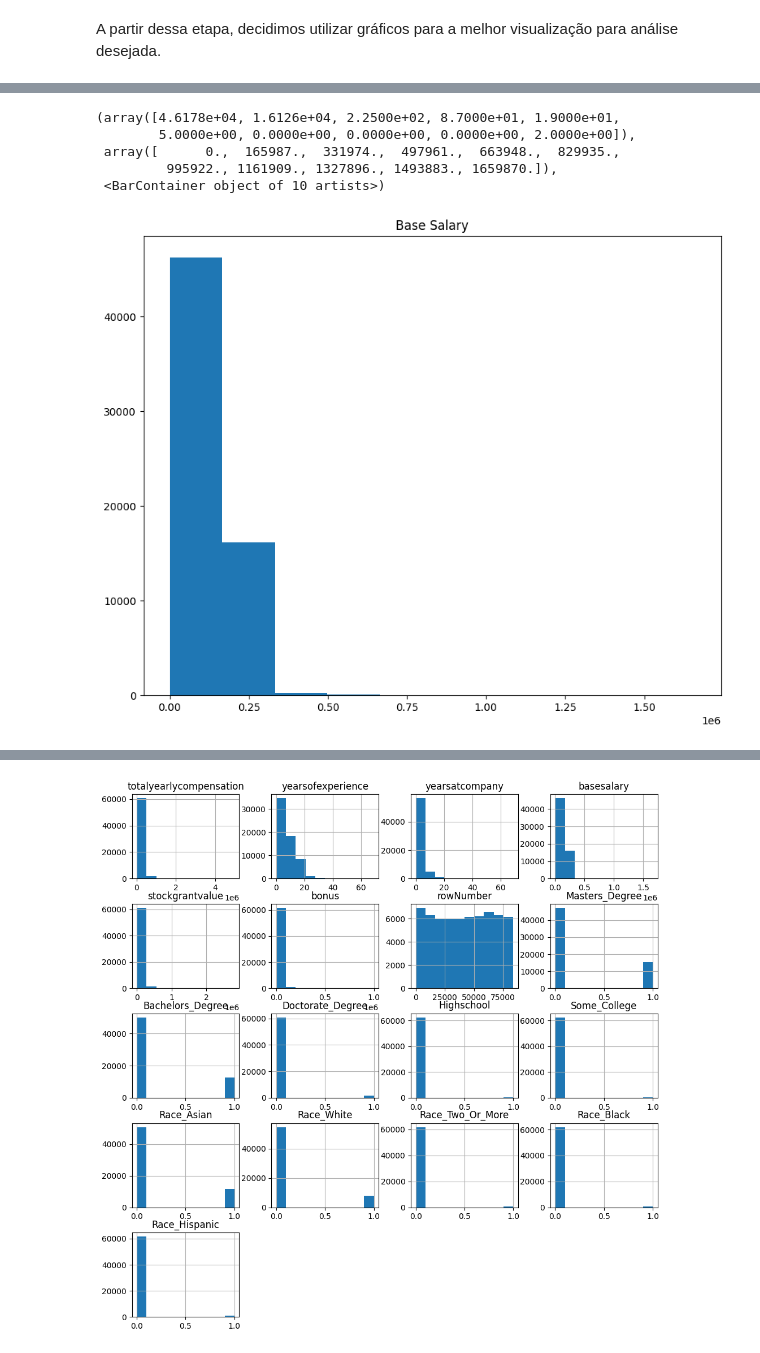
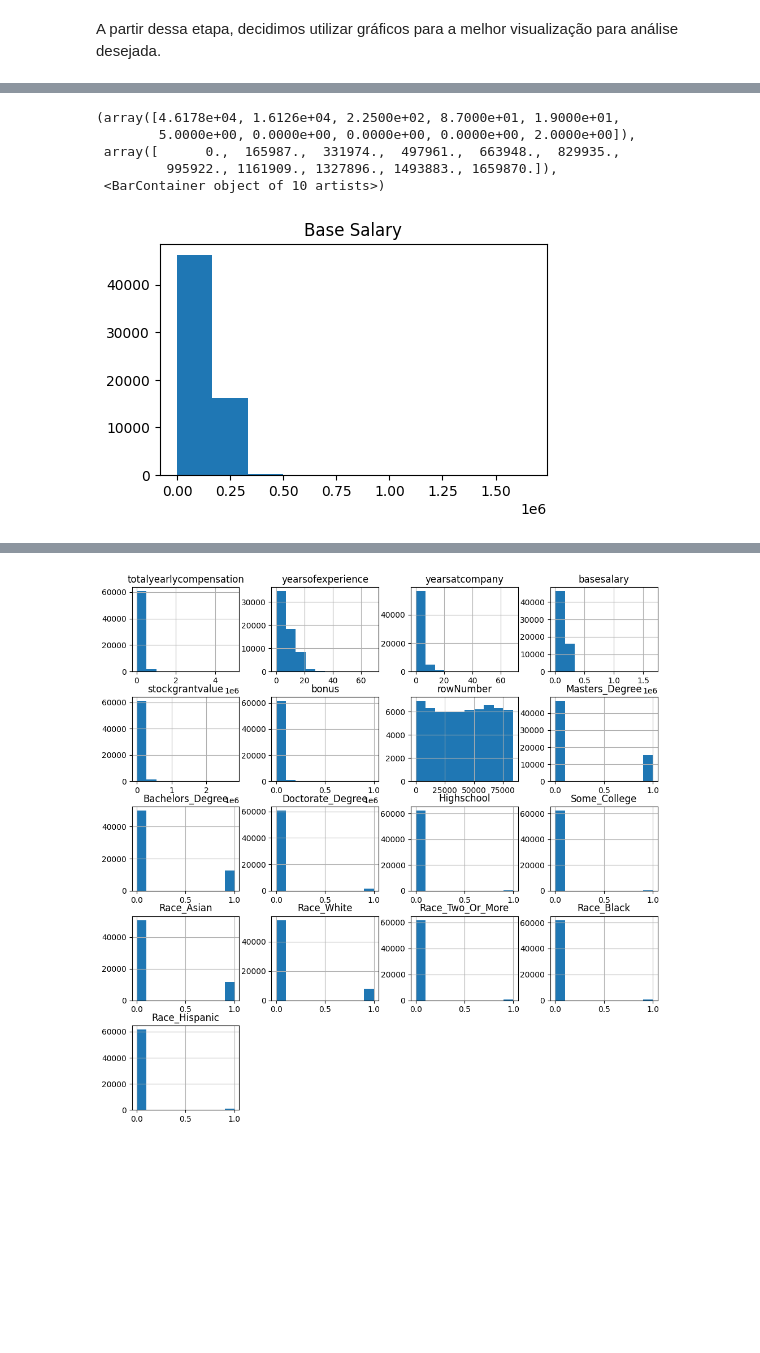
Before and after one commit to levicristiano/salary_forecast, a Jupyter notebook: salary_forecast.ipynb, the cells around one changed output, grey strips where cells are left out. Drawn from its saved outputs; the diff is of its cells as text; code cells hidden in the pictures; blank space fills up the shorter version.

```diff
--- a/salary_forecast.ipynb
+++ b/salary_forecast.ipynb
@@ -174,13 +175,13 @@ plt.hist(yoe)
 # %%
-plt.figure(figsize=(10,8))
+plt.figure(figsize=(5,3))
 plt.title("Base Salary")
 bs=np.array(db["basesalary"])
 plt.hist(bs)
 # %% [output]
 (array([4.6178e+04, 1.6126e+04, 2.2500e+02, 8.7000e+01, 1.9000e+01,
         5.0000e+00, 0.0000e+00, 0.0000e+00, 0.0000e+00, 2.0000e+00]),
  array([      0.,  165987.,  331974.,  497961.,  663948.,  829935.,
          995922., 1161909., 1327896., 1493883., 1659870.]),
  <BarContainer object of 10 artists>)
-[figure, old version]
+[figure, new version]
 # %%
```
Also changed, not shown: parts of 5 cells of this notebook.
